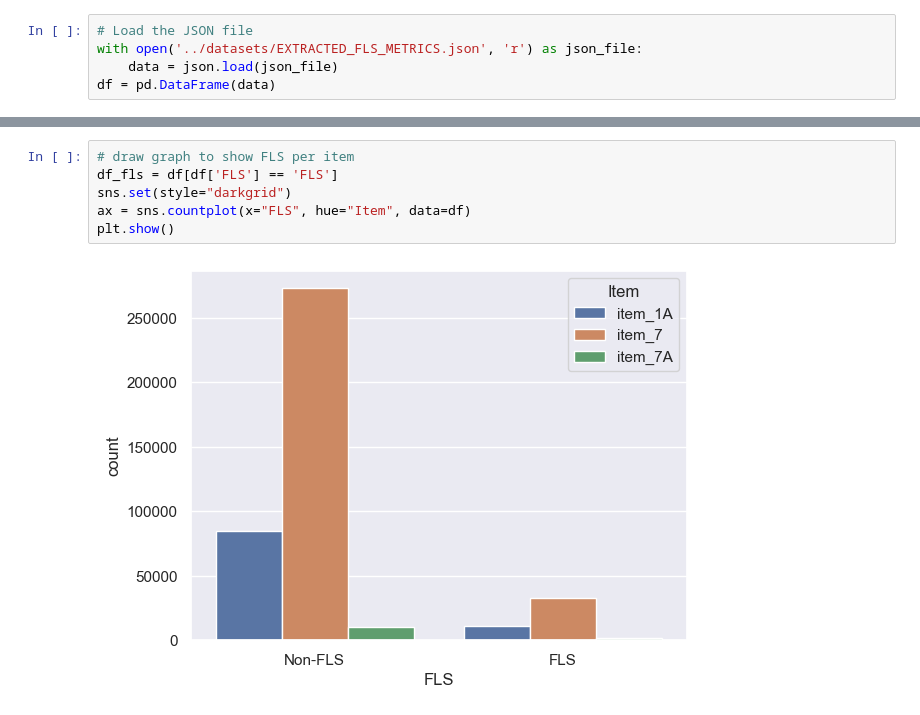
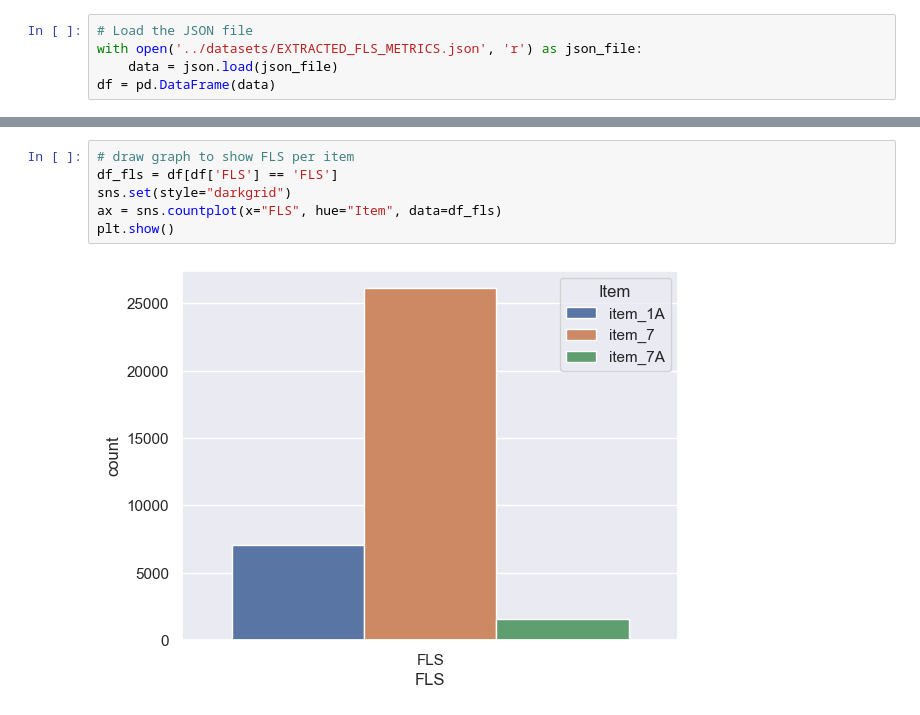
Before and after one commit to nkhanhle23/thesis, a Jupyter notebook: notebooks/eda.ipynb, the cells around one changed output, grey strips where cells are left out. Saved outputs shown, nothing was run; the diff lists cells and outputs as text.

```diff
--- a/notebooks/eda.ipynb
+++ b/notebooks/eda.ipynb
@@ -60,8 +96,8 @@ plt.show()
 # %%
 # draw graph to show FLS per item
 df_fls = df[df['FLS'] == 'FLS']
 sns.set(style="darkgrid")
-ax = sns.countplot(x="FLS", hue="Item", data=df)
+ax = sns.countplot(x="FLS", hue="Item", data=df_fls)
 plt.show()
 # %% [output]
-[figure, old version]
+[figure, new version]
```
Also changed, not shown: parts of 21 cells of this notebook, 1 other file.
